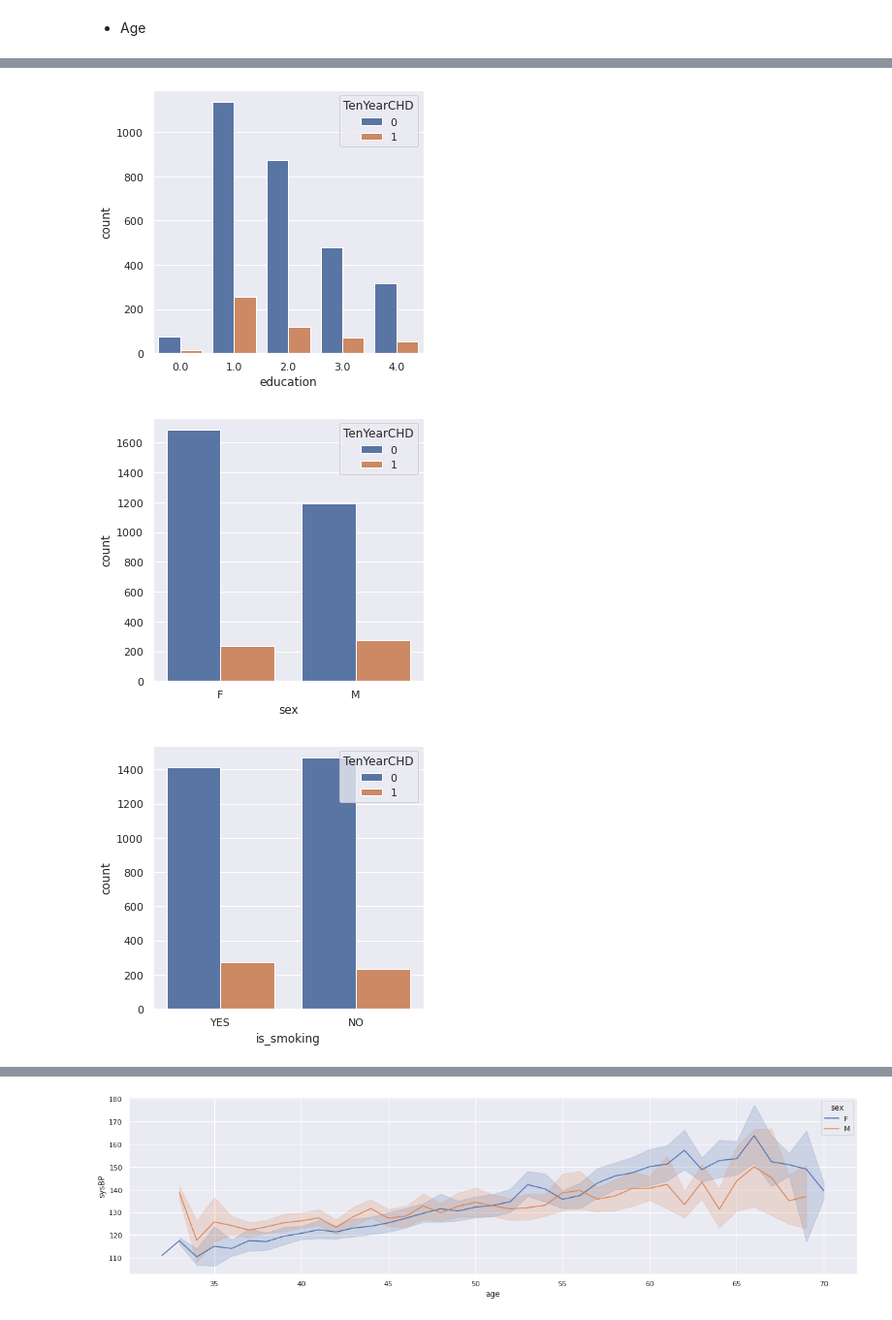
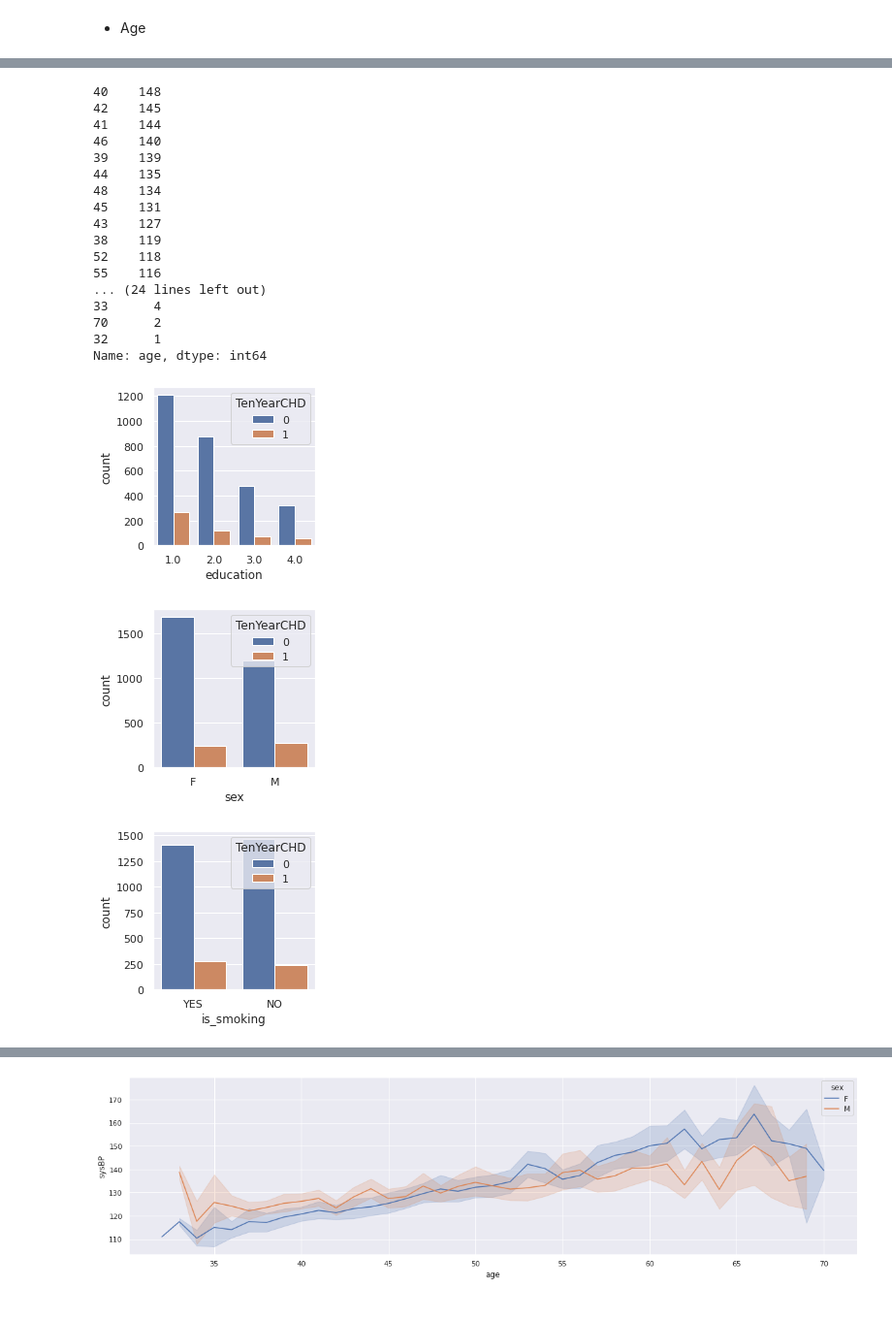
Before and after one commit to toupasana/Supervised-ML---Classification-, a Jupyter notebook: Copy_of_Cardiovascular_Risk_Prediction.ipynb, the cells around one changed output, grey strips where cells are left out. Shown at 97% size. Saved outputs shown, nothing was run; the diff lists cells and outputs as text; code cells hidden in the pictures.

```diff
--- a/Copy_of_Cardiovascular_Risk_Prediction.ipynb
+++ b/Copy_of_Cardiovascular_Risk_Prediction.ipynb
@@ -173,3 +179,13 @@ plt.show()
 [figure]
 # %% [markdown]
 * Mmmmm...magnificent! This reveals columns "glucose" , "education","BPMeds" , 'totChol', "cigsPerDay", and "BMI". only need a quick replacement with the ever loving number '0' used when filling up the null values in data analysis. But before that let's get rid of the unwanted!
+# %%
+#Using Statistical mean for glucose,totChol,BMI,heartRate column of the data,and education,BPMeds, cigsPerDay filling with 0 or 1
+crp_df = crp_df.fillna({'glucose':(crp_df['glucose'].mean()),
+                'education':1,
+                'BPMeds':0,
+                'totChol':(crp_df['totChol'].mean()),
+                'cigsPerDay':0,
+                "BMI":(crp_df['BMI'].mean()),
+                'heartRate':(crp_df['heartRate'].mean())
+                })
@@ -283,7 +278,7 @@ other_variables = ['education','sex','is_smoking','prevalentStroke','prevalentHy
 # %%
 #Analyzing the distribution of all the features which has continuous values
 for col in continuous_variables:
-  sns.displot(crp_df_copy[col])
+  sns.displot(crp_df[col])
 plt.show()
 # %% [output]
 [figure]
@@ -319,10 +294,31 @@ Name: age, dtype: int64
+# %%
+#Checking the values of age column
+crp_df['age'].value_counts()
+# %% [output]
+40    148
+42    145
+41    144
+46    140
+39    139
+44    135
+48    134
+45    131
+43    127
+38    119
+52    118
+55    116
+... (24 lines left out)
+33      4
+70      2
+32      1
+Name: age, dtype: int64
 # %%
-#Counting all the encoded values where dependent variable is the parameter
-sns.set(rc={'figure.figsize':(5,5)})
+#Counting all the encoded values where other_variables variable is the parameter
+sns.set(rc={'figure.figsize':(3,3)})
 for col in other_variables:
-  sns.countplot(x=crp_df_copy[col],hue=crp_df['TenYearCHD'],data=crp_df_copy)
+  sns.countplot(x=crp_df[col],hue=crp_df['TenYearCHD'],data=crp_df)
   plt.show()
 # %% [output]
-[figure, old version]
+[figure, new version]
-[figure, old version]
+[figure, new version]
-[figure, old version]
+[figure, new version]
```
Also changed, not shown: parts of 88 cells of this notebook.
